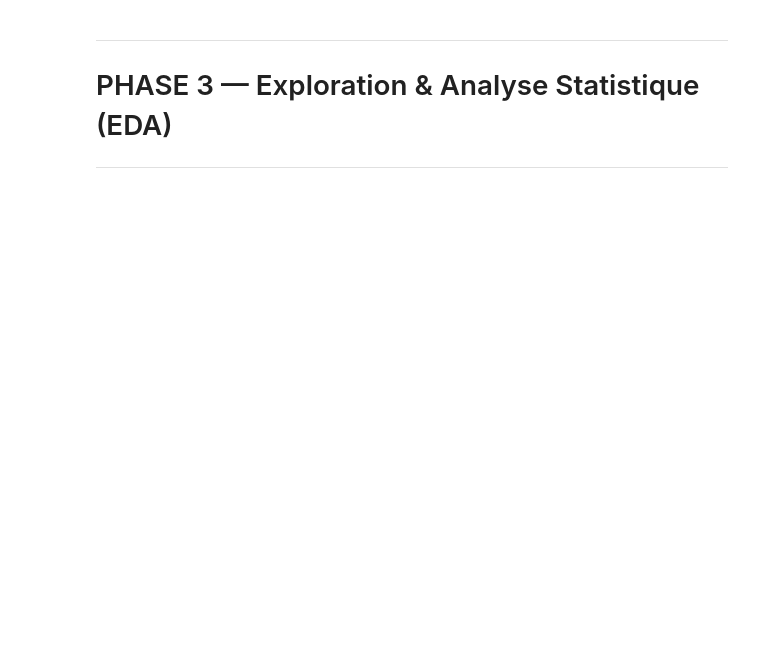
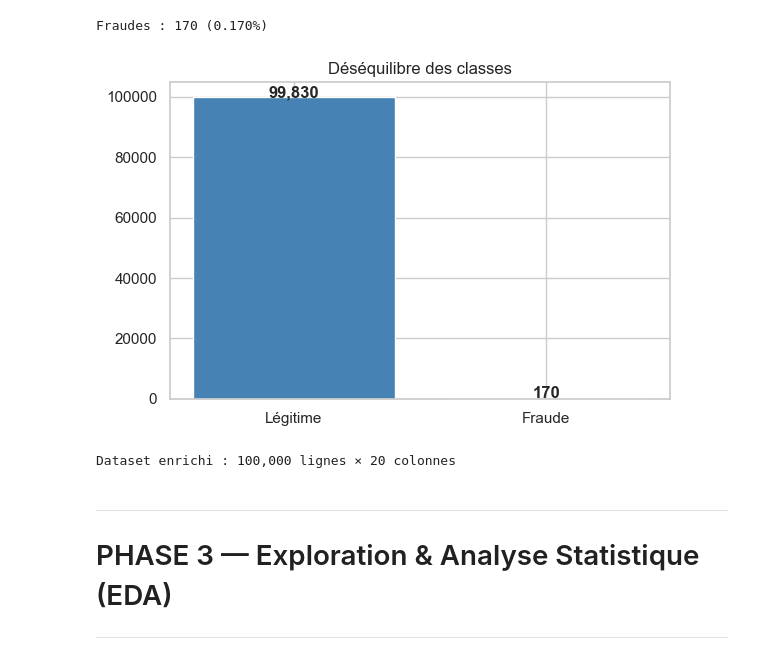
Before and after one commit to Ruined-King/PROJET-DDD, a Jupyter notebook: notebooks/fraud_detection_full.ipynb, the cells around one changed output. Cells and saved outputs as stored; diff of their text form; code cells hidden in the pictures; blank space fills up the shorter version.

```diff
--- a/notebooks/fraud_detection_full.ipynb
+++ b/notebooks/fraud_detection_full.ipynb
@@ -73,0 +49,10 @@ plt.show()
+# %%
+import pandas as pd
+import numpy as np
+import matplotlib.pyplot as plt
+import seaborn as sns
+import warnings
+warnings.filterwarnings('ignore')
+plt.rcParams['figure.figsize'] = (12, 5)
+sns.set_theme(style='whitegrid', palette='husl')
+print('✅ Librairies chargées')
@@ -73,0 +61,8 @@ plt.show()
+# %%
+import os, subprocess
+if not os.path.exists('../data/transactions.csv'):
+    subprocess.run(['python', '../data/generate_data.py'], check=True)
+df_txn = pd.read_csv('../data/transactions.csv', parse_dates=['timestamp'])
+df_cli = pd.read_csv('../data/clients.csv')
+print(f'transactions.csv : {df_txn.shape[0]:,} lignes × {df_txn.shape[1]} colonnes')
+print(f'clients.csv      : {df_cli.shape[0]:,} lignes × {df_cli.shape[1]} colonnes')
@@ -74,3 +96,20 @@ plt.show()
+# %%
+vc = df_txn['est_fraude'].value_counts()
+print(f"Fraudes : {vc[1]} ({vc[1]/len(df_txn)*100:.3f}%)")
+fig, ax = plt.subplots(1,1, figsize=(6,4))
+ax.bar(['Légitime', 'Fraude'], vc.values, color=['steelblue', 'tomato'])
+ax.set_title('Déséquilibre des classes')
+for i, v in enumerate(vc.values):
+    ax.text(i, v+100, f'{v:,}', ha='center', fontweight='bold')
+plt.tight_layout(); plt.show()
+# %% [output]
+Fraudes : 170 (0.170%)
+[figure, added]
+# %%
+df = df_txn.merge(df_cli, on='client_id', how='left')
+print(f'Dataset enrichi : {df.shape[0]:,} lignes × {df.shape[1]} colonnes')
+# %% [output]
+Dataset enrichi : 100,000 lignes × 20 colonnes
 # %% [markdown]
 ---
 # PHASE 3 — Exploration & Analyse Statistique (EDA)
```
Also changed, not shown: parts of 52 cells of this notebook.
